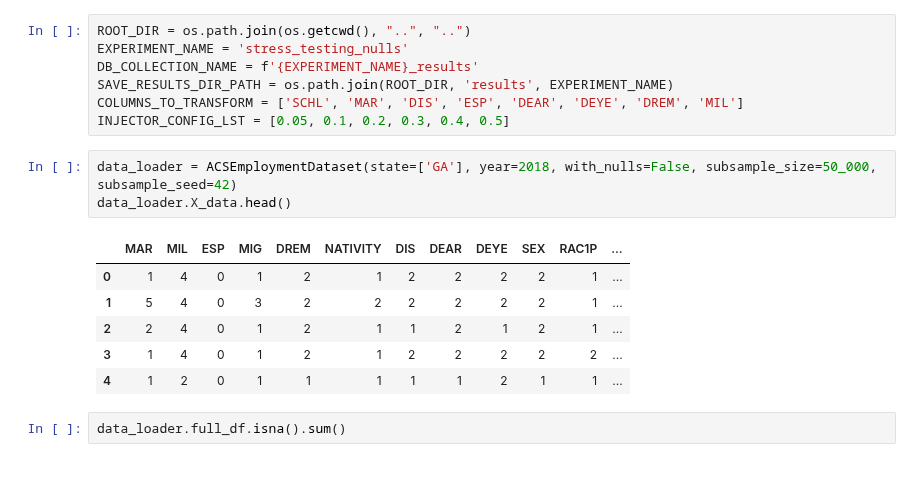
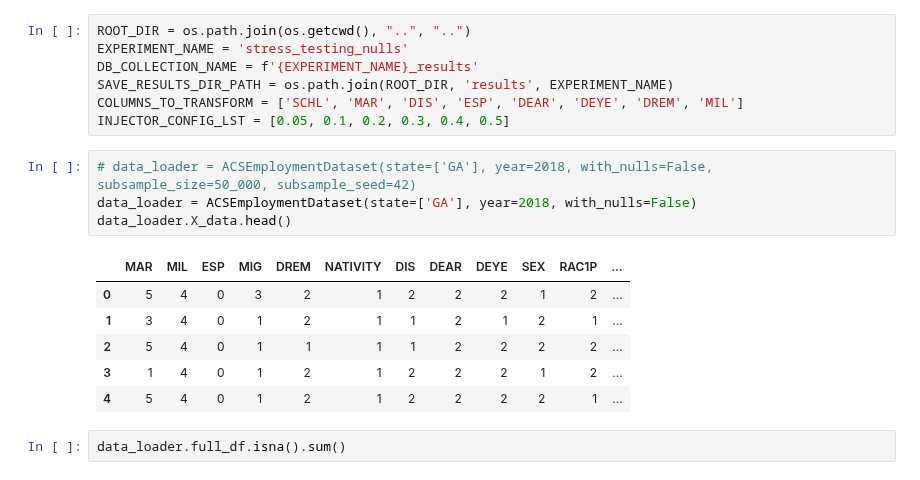
Before and after one commit to FalaahArifKhan/fairness-variance, a Jupyter notebook: notebooks/models_stress_testing/Folktables_GA_With_Random_Nulls.ipynb, the cells around one changed output. Drawn from its saved outputs; the diff is of its cells as text.

Commit message:
Checked correctness of null imputers

```diff
--- a/notebooks/models_stress_testing/Folktables_GA_With_Random_Nulls.ipynb
+++ b/notebooks/models_stress_testing/Folktables_GA_With_Random_Nulls.ipynb
@@ -54,15 +51,16 @@ SAVE_RESULTS_DIR_PATH = os.path.join(ROOT_DIR, 'results', EXPERIMENT_NAME)
 COLUMNS_TO_TRANSFORM = ['SCHL', 'MAR', 'DIS', 'ESP', 'DEAR', 'DEYE', 'DREM', 'MIL']
 INJECTOR_CONFIG_LST = [0.05, 0.1, 0.2, 0.3, 0.4, 0.5]
 # %%
-data_loader = ACSEmploymentDataset(state=['GA'], year=2018, with_nulls=False, subsample_size=50_000, subsample_seed=42)
+# data_loader = ACSEmploymentDataset(state=['GA'], year=2018, with_nulls=False, subsample_size=50_000, subsample_seed=42)
+data_loader = ACSEmploymentDataset(state=['GA'], year=2018, with_nulls=False)
 data_loader.X_data.head()
 # %% [output]
 |  | MAR | MIL | ESP | MIG | DREM | NATIVITY | DIS | DEAR | DEYE | SEX | RAC1P | ... |
-| 0 | 1 | 4 | 0 | 1 | 2 | 1 | 2 | 2 | 2 | 2 | 1 | ... |
-| 1 | 5 | 4 | 0 | 3 | 2 | 2 | 2 | 2 | 2 | 2 | 1 | ... |
-| 2 | 2 | 4 | 0 | 1 | 2 | 1 | 1 | 2 | 1 | 2 | 1 | ... |
-| 3 | 1 | 4 | 0 | 1 | 2 | 1 | 2 | 2 | 2 | 2 | 2 | ... |
-| 4 | 1 | 2 | 0 | 1 | 1 | 1 | 1 | 1 | 2 | 1 | 1 | ... |
+| 0 | 5 | 4 | 0 | 3 | 2 | 1 | 2 | 2 | 2 | 1 | 2 | ... |
+| 1 | 3 | 4 | 0 | 1 | 2 | 1 | 1 | 2 | 1 | 2 | 1 | ... |
+| 2 | 5 | 4 | 0 | 1 | 1 | 1 | 1 | 2 | 2 | 2 | 2 | ... |
+| 3 | 1 | 4 | 0 | 1 | 2 | 1 | 2 | 2 | 2 | 1 | 2 | ... |
+| 4 | 5 | 4 | 0 | 1 | 2 | 1 | 2 | 2 | 2 | 2 | 1 | ... |
 # %%
 data_loader.full_df.isna().sum()
 # %% [output]
```
Also changed, not shown: parts of 7 cells of this notebook, 3 other files.
